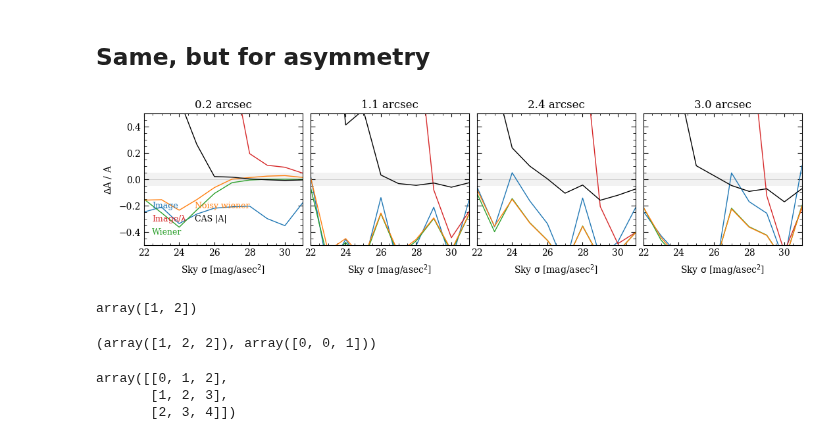
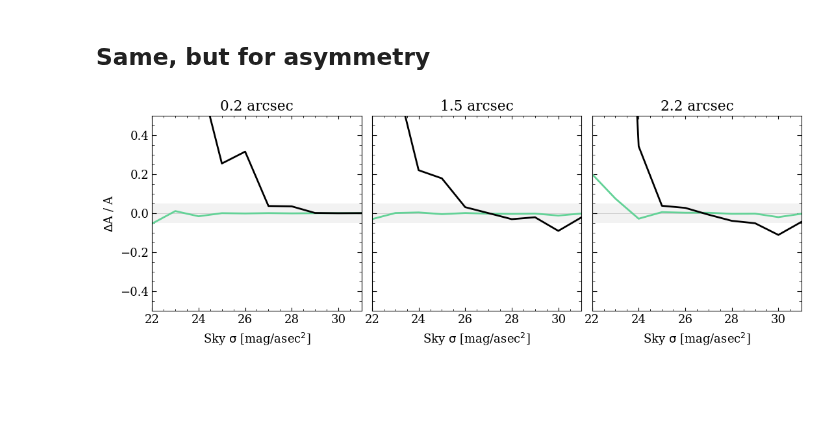
Before and after one commit to astro-nova/asymmetry, a Jupyter notebook: 4 Fourier New.ipynb, the cells around one changed output. Cells and saved outputs as stored; diff of their text form; code cells hidden in the pictures; blank space fills up the shorter version.

```diff
--- a/4 Fourier New.ipynb
+++ b/4 Fourier New.ipynb
@@ -473,7 +686,7 @@ def calc_a(img, rot, N, noise=0, fft=False, H=None):
 def get_a(sky_mag, psf_fwhm, pxscale=0.1):
 
     # Generate an image
-    source, obs, bg = make_perfect_galaxy(mag, r, 10.5, pxscale, 4, q, n_clumps=20, sky_mag=sky_mag, psf_fwhm=psf_fwhm)
+    source, obs, bg = make_perfect_galaxy(mag, r, 10.5, pxscale, 1.5, q, n_clumps=20, sky_mag=sky_mag, psf_fwhm=psf_fwhm)
     source_rot = T.rotate(source, 180, order=0)
     obs_rot = T.rotate(obs, 180, order=0)
 
@@ -520,7 +733,7 @@ def get_a(sky_mag, psf_fwhm, pxscale=0.1):
 # %%
 num_points = 10
 bgs = np.linspace(22, 31, num_points)
-seeings = np.linspace(0.2,3.0, num_points)
+seeings = np.linspace(0.2,2.2, num_points)
 a_arr = np.zeros((num_points, num_points, 5))
 cas_errs = np.zeros((num_points, num_points))
 
@@ -535,27 +748,33 @@ for i, bg in tqdm(enumerate(bgs), total=num_points):
 # error_corr = (fluxes[:,:,2] - fluxes[:,:,0])/fluxes[:,:,0]
 # %%
 snr_ids = [0, 6, 15, 29]
-snr_ids = [0, 3, 7, 9]
+snr_ids = [0, 4, 6, 9]
+snr_ids = [0,6,9]
 labels = [r'Image', r'Image/$\lambda$', r'Wiener', r'Noisy wiener', 'CAS |A|']
 colors = ['C0', 'C3', 'C2', 'C1', 'k']
+
+skip_j = [0,1,2]
+# %%
+plt.rcParams['font.size']=13
 # %%
-fig, axs = plt.subplots(1, 4, figsize=(10, 2), sharey=True)
+fig, axs = plt.subplots(1, 3, figsize=(10, 3), sharey=True)
 for i, ax, l in zip(snr_ids, axs, labels):
     ax.axhspan(-0.05, 0.05, color='k', alpha=0.05)
     ax.axhline(0, color='k', alpha=0.2, lw=0.5)
 
     for j in range(4):
-        ax.plot(bgs, (a_arr[:,i,j+1]-a_arr[:,i,0])/a_arr[:,i,0], label=labels[j], color=colors[j], lw=1)
-    ax.plot(bgs, cas_errs[:,i], label='|A|', color='k', lw=1)
+        if j in skip_j: continue
+        ax.plot(bgs, (a_arr[:,i,j+1]-a_arr[:,i,0])/a_arr[:,i,0], label=labels[j], color='#63D297', lw=2)
+    ax.plot(bgs, cas_errs[:,i], label='|A|', color='k', lw=2)
     ax.set_title(f'{seeings[i]:0.1f} arcsec')
     ax.set_xlabel(r'Sky $\sigma$ [mag/asec$^2$]')
 
-for i, (label, color) in enumerate(zip(labels, colors)):
-    axs[0].annotate(label, color=color, xycoords='axes fraction', size=9, ha='left', va='center',
-                    xy=(0.05+int(i/3)*0.27, 0.3 - (i%3)*0.1))#0))
+# for i, (label, color) in enumerate(zip(labels, colors)):
+#     axs[0].annotate(label, color=color, xycoords='axes fraction', size=9, ha='left', va='center',
+#                     xy=(0.05+int(i/3)*0.27, 0.3 - (i%3)*0.1))#0))
 axs[0].set_ylim(-0.5,0.5)
 # axs[0].legend(ncols=2)
 axs[0].set_ylabel(r'$\Delta$A / A')
 plt.subplots_adjust(wspace=0.05)
 # %% [output]
-[figure, old version]
+[figure, new version]
@@ -567,15 +780,0 @@ def two_sum(numbers, target):
-# %%
-res = two_sum([0,1,2], 3)
-res
-# %% [output]
-array([1, 2])
-# %%
-np.tril_indices(3, k=-1)
-# %% [output]
-(array([1, 2, 2]), array([0, 0, 1]))
-# %%
-np.sum(np.meshgrid(xs, xs), axis=0)
-# %% [output]
-array([[0, 1, 2],
-       [1, 2, 3],
-       [2, 3, 4]])
```
Also changed, not shown: parts of 29 cells of this notebook, 6 other files.
